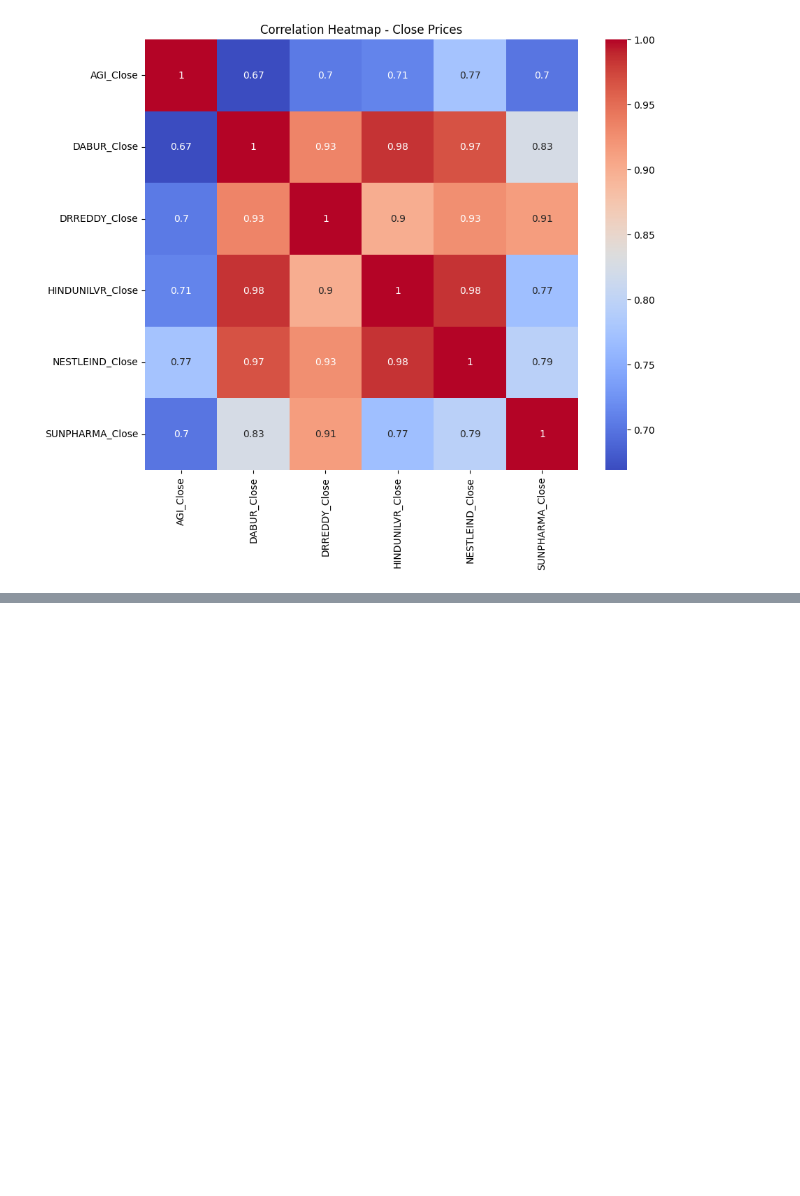
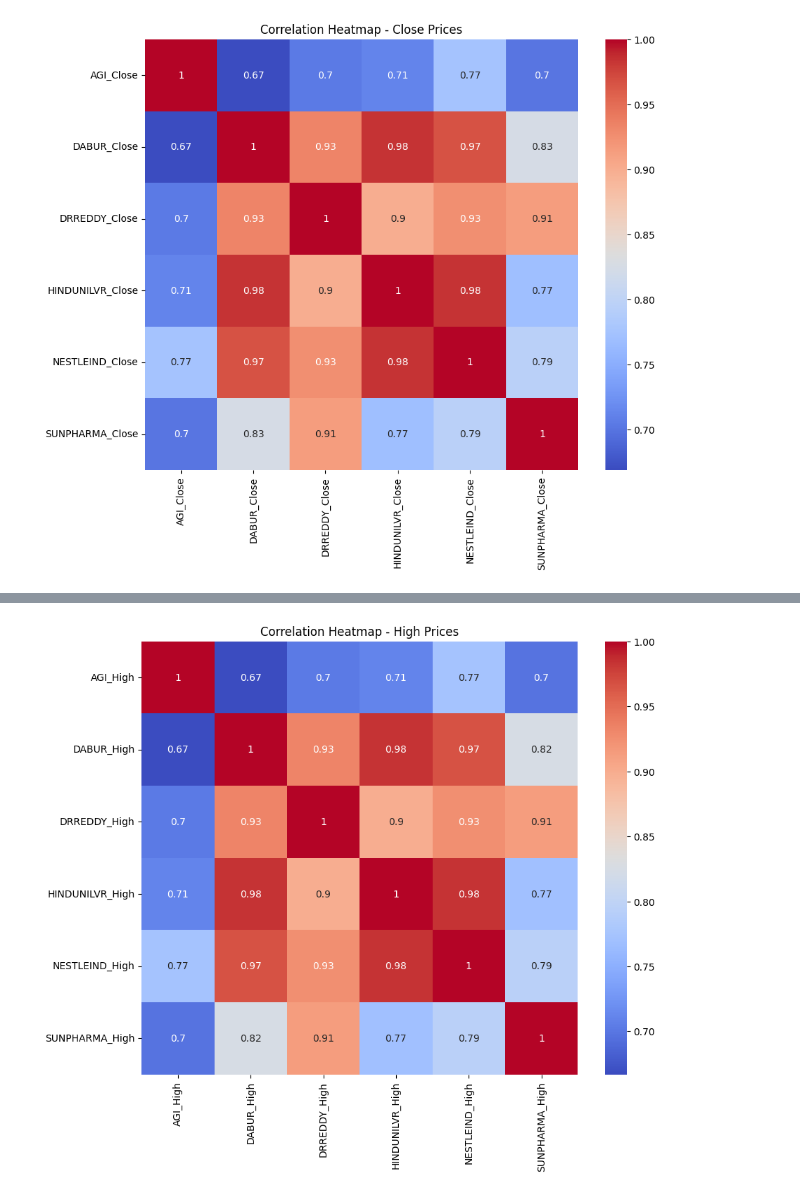
Before and after one commit to Pranav-20186017/investing-across-value-chains, a Jupyter notebook: investing-across-value-chains.ipynb, the cells around one changed output, grey strips where cells are left out. Saved outputs shown, nothing was run; the diff lists cells and outputs as text; code cells hidden in the pictures; blank space fills up the shorter version.

```diff
--- a/investing-across-value-chains.ipynb
+++ b/investing-across-value-chains.ipynb
@@ -120,0 +131,15 @@ plt.show()
+# %%
+# Filter High columns
+high_cols = [col for col in merged_df.columns if 'High' in col]
+df_high = merged_df[high_cols]
+
+# Calculate correlation
+corr_high = df_high.corr()
+
+# Plot heatmap
+plt.figure(figsize=(10, 8))
+sns.heatmap(corr_high, annot=True, cmap='coolwarm')
+plt.title('Correlation Heatmap - High Prices')
+plt.show()
+# %% [output]
+[figure, added]
```
Also changed, not shown: parts of 21 cells of this notebook.
